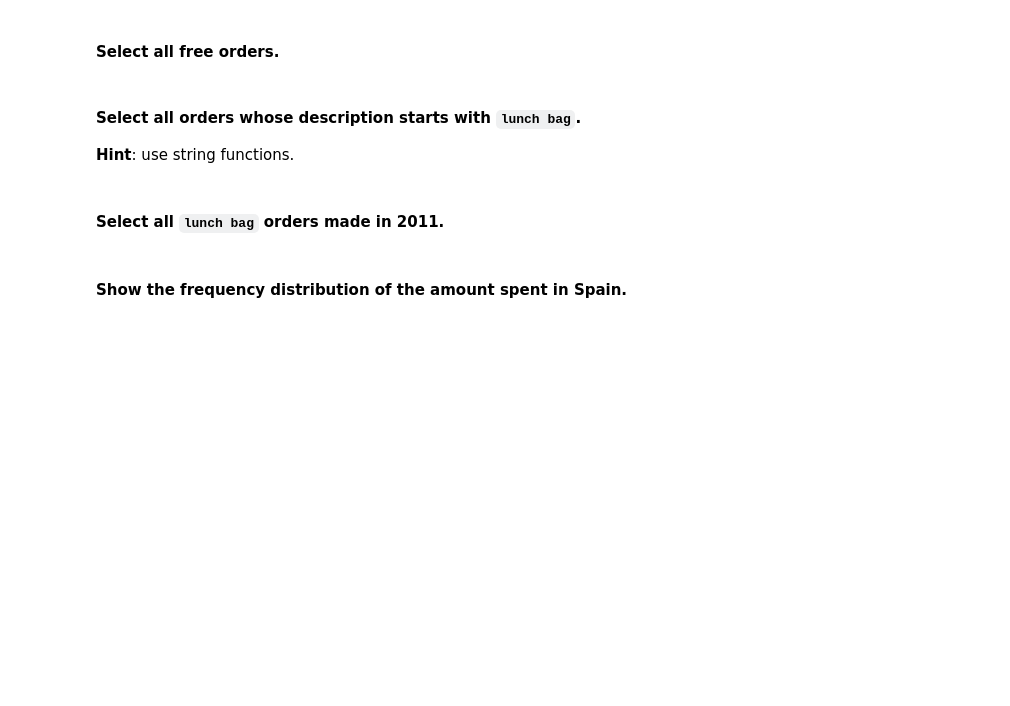
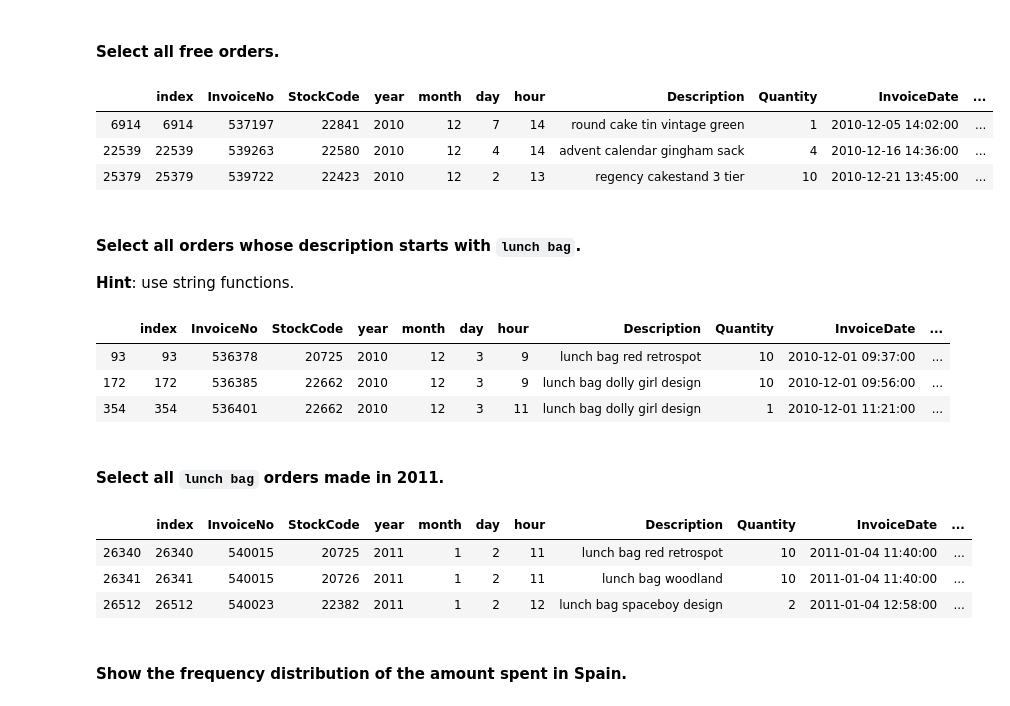
Before and after one commit to ta-data-bcn/lab-subsetting-and-descriptive-stats, a Jupyter notebook: your-code/main.ipynb, the cells around one changed output. Cells and saved outputs as stored; diff of their text form; code cells hidden in the pictures; blank space fills up the shorter version.

```diff
--- a/your-code/main.ipynb
+++ b/your-code/main.ipynb
@@ -179,6 +477,13 @@ your comments here
 #### Select all free orders.
 # %%
 # your code here
+free_orders = orders[orders.amount_spent == 0]
+free_orders.head(3)
+# %% [output]
+|  | index | InvoiceNo | StockCode | year | month | day | hour | Description | Quantity | InvoiceDate | ... |
+| 6914 | 6914 | 537197 | 22841 | 2010 | 12 | 7 | 14 | round cake tin vintage green | 1 | 2010-12-05 14:02:00 | ... |
+| 22539 | 22539 | 539263 | 22580 | 2010 | 12 | 4 | 14 | advent calendar gingham sack | 4 | 2010-12-16 14:36:00 | ... |
+| 25379 | 25379 | 539722 | 22423 | 2010 | 12 | 2 | 13 | regency cakestand 3 tier | 10 | 2010-12-21 13:45:00 | ... |
 # %% [markdown]
 #### Select all orders whose description starts with `lunch bag`.
 **Hint**: use string functions.
@@ -187,7 +490,23 @@ your comments here
+# %%
+# your code here
+lunch_bag_orders = orders[orders.Description.str.startswith('lunch bag')]
+lunch_bag_orders.head(3)
+# %% [output]
+|  | index | InvoiceNo | StockCode | year | month | day | hour | Description | Quantity | InvoiceDate | ... |
+| 93 | 93 | 536378 | 20725 | 2010 | 12 | 3 | 9 | lunch bag red retrospot | 10 | 2010-12-01 09:37:00 | ... |
+| 172 | 172 | 536385 | 22662 | 2010 | 12 | 3 | 9 | lunch bag dolly girl design | 10 | 2010-12-01 09:56:00 | ... |
+| 354 | 354 | 536401 | 22662 | 2010 | 12 | 3 | 11 | lunch bag dolly girl design | 1 | 2010-12-01 11:21:00 | ... |
 # %% [markdown]
 #### Select all `lunch bag` orders made in 2011.
 # %%
 # your code here
+lunch_bag_orders_2011 = lunch_bag_orders[lunch_bag_orders.year == 2011]
+lunch_bag_orders_2011.head(3)
+# %% [output]
+|  | index | InvoiceNo | StockCode | year | month | day | hour | Description | Quantity | InvoiceDate | ... |
+| 26340 | 26340 | 540015 | 20725 | 2011 | 1 | 2 | 11 | lunch bag red retrospot | 10 | 2011-01-04 11:40:00 | ... |
+| 26341 | 26341 | 540015 | 20726 | 2011 | 1 | 2 | 11 | lunch bag woodland | 10 | 2011-01-04 11:40:00 | ... |
+| 26512 | 26512 | 540023 | 22382 | 2011 | 1 | 2 | 12 | lunch bag spaceboy design | 2 | 2011-01-04 12:58:00 | ... |
 # %% [markdown]
 #### Show the frequency distribution of the amount spent in Spain.
 # %%
```
Also changed, not shown: parts of 66 cells of this notebook.
